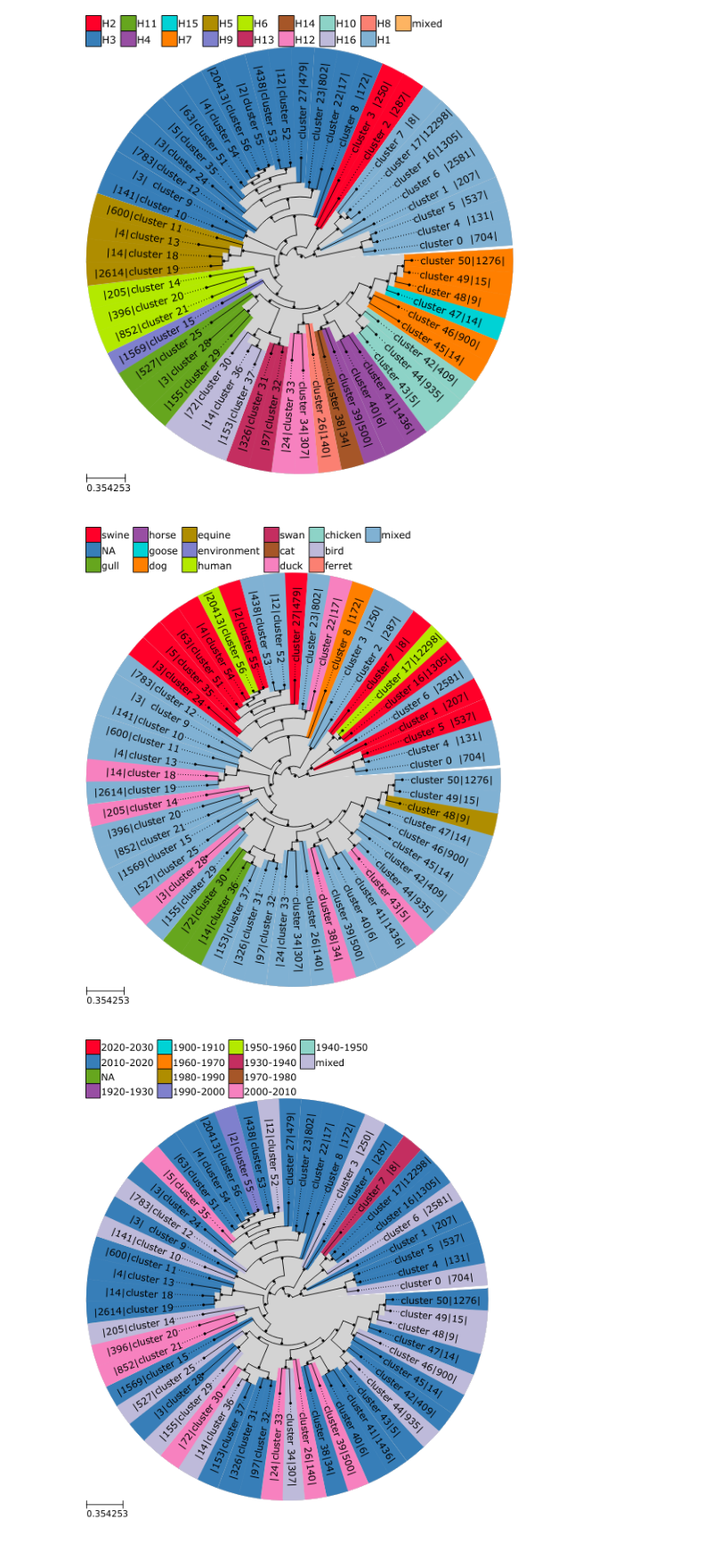
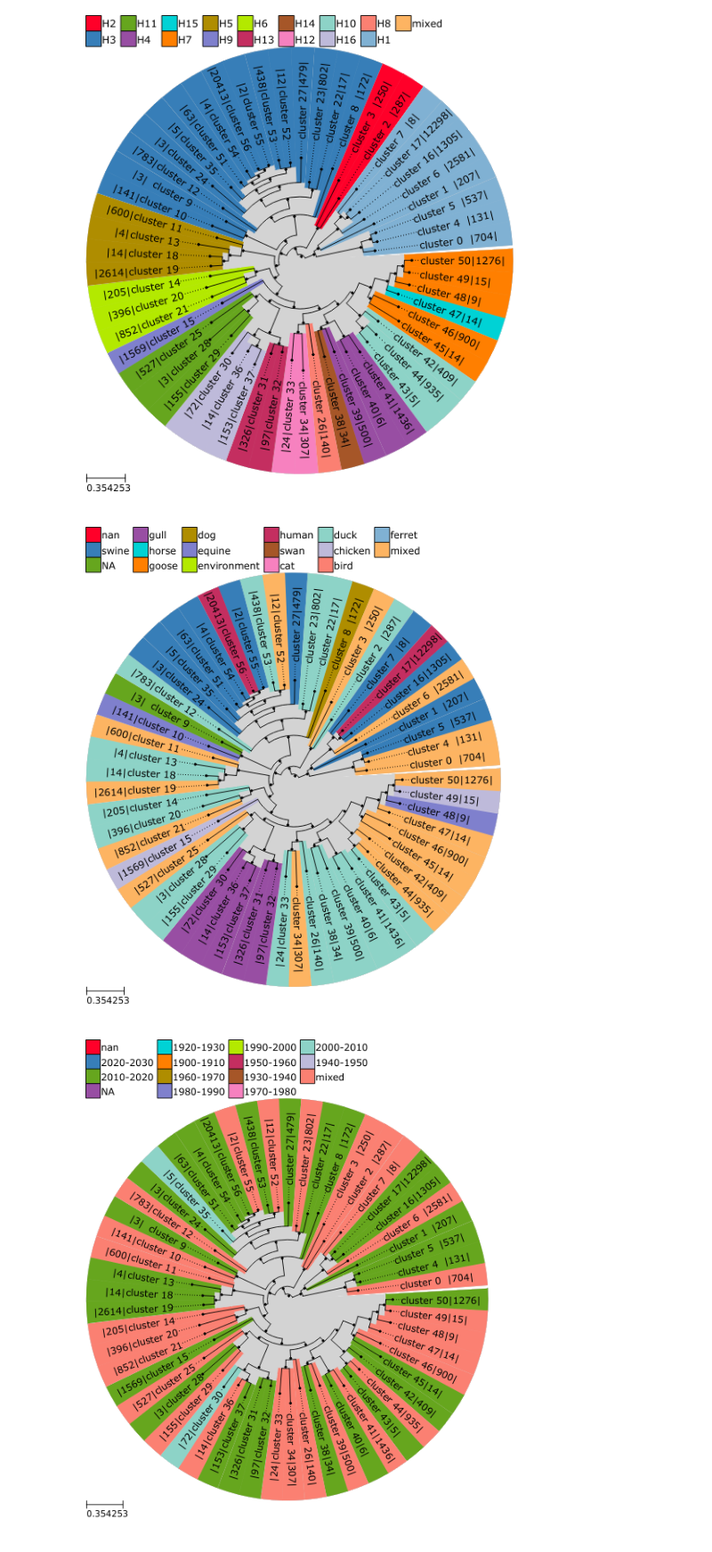
Before and after one commit to ahenoch/FluClust, a Jupyter notebook: Tree.ipynb, the cells around one changed output. Shown: that part at 89% size. Drawn from its saved outputs; the diff is of its cells as text; code cells hidden in the pictures.

```diff
--- a/Tree.ipynb
+++ b/Tree.ipynb
@@ -199,7 +201,7 @@ frameclust[['H', 'N']] = frameclust.groupby(by = ['segment', 'cluster'])[['H', '
 # %%
 exclude = [i for i, line in enumerate(open('A.fasta')) if not line.startswith('>')]
 framemeta = pd.read_csv('A.fasta', skiprows = exclude, sep = '|', na_filter = False, header = None)
-framemeta.columns = ['accession', 'strain', 'segment', 'protein', 'genus', 'subtype', 'date', 'host', 'curation']
+framemeta.columns = ['accession', 'strain', 'segment', 'protein', 'genus', 'subtype', 'date', 'host', 'curation', 'america', 'country', 'season']
 framemeta[['month', 'day', 'year']] = framemeta['date'].apply(lambda x : x if len(re.findall('/', x)) == 2 else (x.split('/')[0] + '/NA/' + x.split('/')[1] if len(re.findall('/', x)) == 1 else 'NA/NA/' + x)).str.split('/', expand=True)
 framemeta['year'] = framemeta['year'].apply(lambda x: x if not x.startswith('00') else '20' + x[2:])
 framemeta.set_index(keys = 'accession', inplace = True)
@@ -231,12 +233,12 @@ tree.render(file_name = '%%inline', tree_style = ts, w=500)
 # %% [output]
 [figure]
 # %%
-tree, ts = getTree(framelink, frameclust, framemeta, feature = 'hostsel', rownumber = 3, segment = 4, prune = True, treshold = 0.9)
+tree, ts = getTree(framelink, frameclust, framemeta, feature = 'hostsel', rownumber = 3, segment = 4, prune = True, treshold = 0.65)
 tree.render(file_name = '%%inline', tree_style = ts, w=500)
 # %% [output]
-[figure, old version]
+[figure, new version]
 # %%
-tree, ts = getTree(framelink, frameclust, framemeta, feature = 'timespan', rownumber = 4, segment = 4, prune = True, treshold = 0.5)
+tree, ts = getTree(framelink, frameclust, framemeta, feature = 'timespan', rownumber = 4, segment = 4, prune = True, treshold = 0.65)
 tree.render(file_name = '%%inline', tree_style = ts, w=500)
 # %% [output]
-[figure, old version]
+[figure, new version]
```
Also changed, not shown: parts of 1 cell of this notebook.
